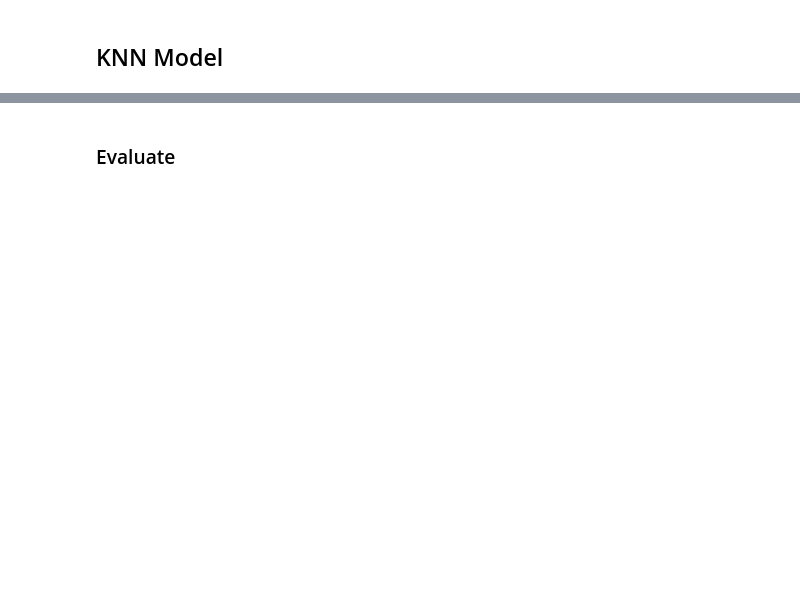
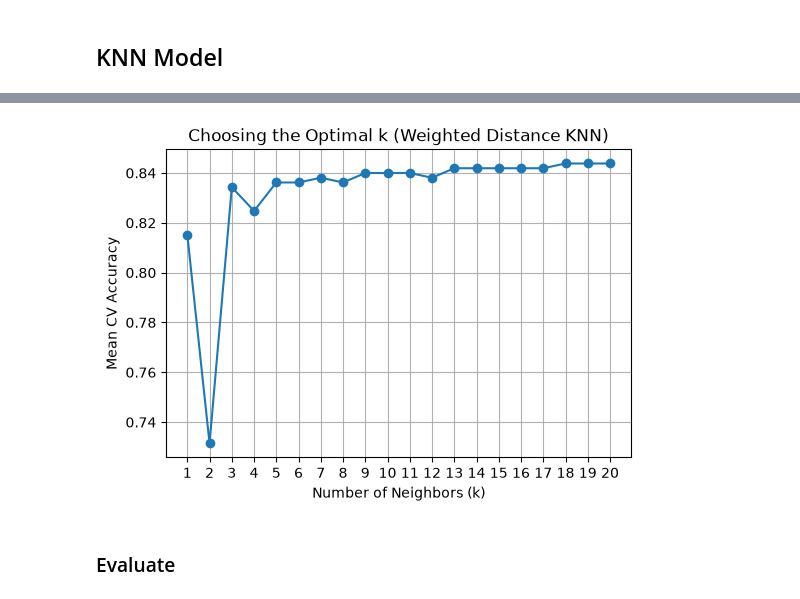
Before and after one commit to Bell98765/ISC_426, a Jupyter notebook: knn.ipynb, the cells around one changed output, grey strips where cells are left out. Cells and saved outputs as stored; diff of their text form; code cells hidden in the pictures; blank space fills up the shorter version.

```diff
--- a/knn.ipynb
+++ b/knn.ipynb
@@ -114,0 +170,90 @@ y_pred = knn.predict(X_test)
+# %%
+# Select features and target
+features = [
+    "age",
+    "gpa",
+    "boolean_Computer Science",
+    "boolean_Information Technology",
+    "boolean_Electrical Engineering",
+    "boolean_Mechanical Engineering",
+    "boolean_Electronics and Communication"
+]
+
+X = df[features]
+y = df["placement_status"]
+
+
+# Split data into training and testing sets
+X_train, X_test, y_train, y_test = train_test_split(
+    X,
+    y,
+    test_size=0.25,
+    random_state=42
+)
+
+
+# Scale features using Z-score Standardization
+scaler = StandardScaler()
+
+X_train = scaler.fit_transform(X_train)
+X_test = scaler.transform(X_test)
+
+
+# ============================
+# Find the optimal k (Weighted Distance KNN)
+# ============================
+
+k_values = range(1, 21)
+cv_scores_weighted = []
+
+for k in k_values:
+    knn_weighted = KNeighborsClassifier(
+        n_neighbors=k,
+        weights="distance"
+    )
+
+    scores = cross_val_score(
+        knn_weighted,
+        X_train,
+        y_train,
+        cv=5,
+        scoring="accuracy"
+    )
+
+    cv_scores_weighted.append(scores.mean())
+
+best_k_weighted = k_values[
+    cv_scores_weighted.index(max(cv_scores_weighted))
+]
+
+print("Best k (Weighted):", best_k_weighted)
+
+# Plot CV accuracy
+plt.figure(figsize=(6,4))
+plt.plot(k_values, cv_scores_weighted, marker="o")
+plt.xlabel("Number of Neighbors (k)")
+plt.ylabel("Mean CV Accuracy")
+plt.title("Choosing the Optimal k (Weighted Distance KNN)")
+plt.xticks(k_values)
+plt.grid(True)
+plt.show()
+
+
+# ============================
+# Create Weighted Distance KNN model
+# ============================
+
+knn_weighted = KNeighborsClassifier(
+    n_neighbors=best_k_weighted,
+    weights="distance"
+)
+
+# Train the model
+knn_weighted.fit(X_train, y_train)
+
+# Make predictions
+y_pred_weighted = knn_weighted.predict(X_test)
+
+# Predict probabilities (for ROC-AUC)
+y_prob_weighted = knn_weighted.predict_proba(X_test)[:, 1]
+# %% [output]
@@ -115,3 +261,4 @@ y_pred = knn.predict(X_test)
+[figure, added]
 # %% [markdown]
 ### Evaluate
 # %%
```
Also changed, not shown: parts of 14 cells of this notebook.
